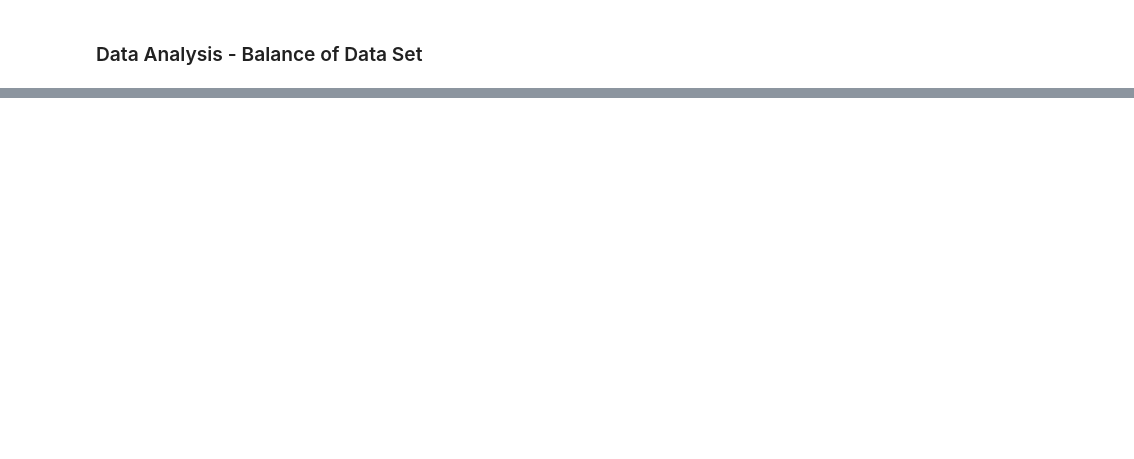
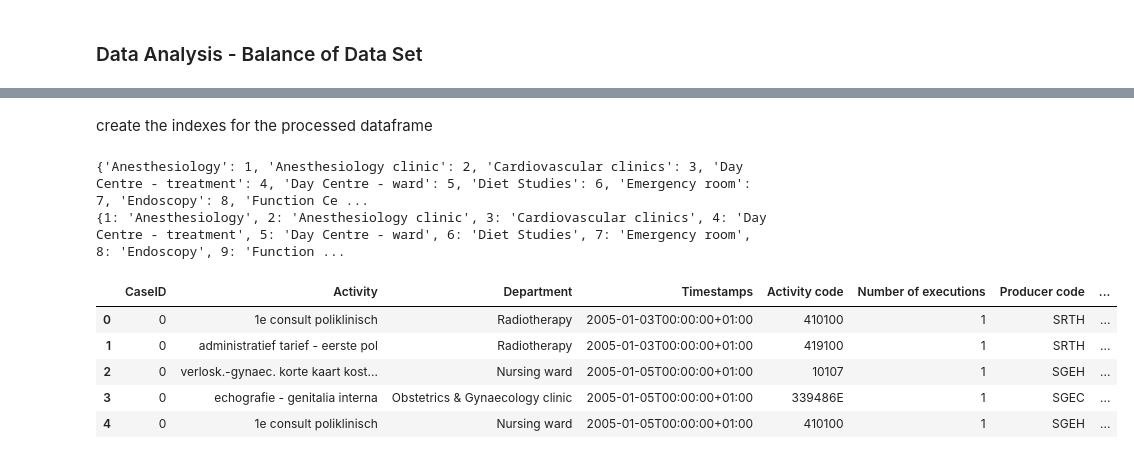
Before and after one commit to ZhipengHe/Explainable-DL-ProcessPredictionss, a Jupyter notebook: bpic11_preprocessing.ipynb, the cells around one changed output, grey strips where cells are left out. Drawn from its saved outputs; the diff is of its cells as text; code cells hidden in the pictures; blank space fills up the shorter version.

```diff
--- a/bpic11_preprocessing.ipynb
+++ b/bpic11_preprocessing.ipynb
@@ -230,0 +432,66 @@ We use the logic below to perform the same, based on the paper by Bose and Aalst
+# %%
+def create_index(log_df, column):
+    """Creates an idx for a categorical attribute.
+    Args:
+        log_df: dataframe.
+        column: column name.
+    Returns:
+        index of a categorical attribute pairs.
+    """
+    temp_list = log_df[[column]].values.tolist()
+    subsec_set = {(x[0]) for x in temp_list}
+    subsec_set = sorted(list(subsec_set))
+    alias = dict()
+    if column !='Diagnosis code':
+      for i, _ in enumerate(subsec_set):
+          alias[subsec_set[i]] = i + 1
+    else:
+      for i, _ in enumerate(subsec_set):
+          alias[subsec_set[i]] = i
+    return alias
+# %% [markdown]
+create the indexes for the processed dataframe
+# %%
+# Index creation for activity
+# column_names = ['CaseID', 'Activity', 'Department', 'Timestamps', 'Activity code', 'Number of executions', 'Producer code', 'Section', 'Age', 'Diagnosis code', 'Treatment code', 'Month', 'Day']
+
+ac_index = create_index(log_df, 'Activity')
+ac_index['start'] = 0
+ac_index['end'] = len(ac_index)
+index_ac = {v: k for k, v in ac_index.items()}
+
+# Index creation for department/role
+
+rl_index = create_index(log_df, 'Department')
+rl_index['start'] = 0
+rl_index['end'] = len(rl_index)
+index_rl = {v: k for k, v in rl_index.items()}
+
+# Index creation for Diagnosis
+
+di_index = create_index(log_df, 'Diagnosis code')
+
+index_di = {v: k for k, v in di_index.items()}
+
+# Index creation for Treatment
+tr_index = create_index(log_df, 'Treatment code')
+index_tr = {v: k for k, v in tr_index.items()}
+
+#mapping the dictionary values as columns in the dataframe
+log_df['ac_index'] = log_df['Activity'].map(ac_index)
+log_df['rl_index'] = log_df['Department'].map(rl_index)
+log_df['di_index'] = log_df['Diagnosis code'].map(di_index)
+log_df['tr_index'] = log_df['Treatment code'].map(tr_index)
+
+print(rl_index)
+print(index_rl)
+log_df.head()
+# %% [output]
+{'Anesthesiology': 1, 'Anesthesiology clinic': 2, 'Cardiovascular clinics': 3, 'Day Centre - treatment': 4, 'Day Centre - ward': 5, 'Diet Studies': 6, 'Emergency room': 7, 'Endoscopy': 8, 'Function Ce ...
+{1: 'Anesthesiology', 2: 'Anesthesiology clinic', 3: 'Cardiovascular clinics', 4: 'Day Centre - treatment', 5: 'Day Centre - ward', 6: 'Diet Studies', 7: 'Emergency room', 8: 'Endoscopy', 9: 'Function ...
+|  | CaseID | Activity | Department | Timestamps | Activity code | Number of executions | Producer code | ... |
+| 0 | 0 | 1e consult poliklinisch | Radiotherapy | 2005-01-03T00:00:00+01:00 | 410100 | 1 | SRTH | ... |
+| 1 | 0 | administratief tarief - eerste pol | Radiotherapy | 2005-01-03T00:00:00+01:00 | 419100 | 1 | SRTH | ... |
+| 2 | 0 | verlosk.-gynaec. korte kaart kost... | Nursing ward | 2005-01-05T00:00:00+01:00 | 10107 | 1 | SGEH | ... |
+| 3 | 0 | echografie - genitalia interna | Obstetrics & Gynaecology clinic | 2005-01-05T00:00:00+01:00 | 339486E | 1 | SGEC | ... |
+| 4 | 0 | 1e consult poliklinisch | Nursing ward | 2005-01-05T00:00:00+01:00 | 410100 | 1 | SGEH | ... |
```
Also changed, not shown: parts of 65 cells of this notebook, 1 other file.
